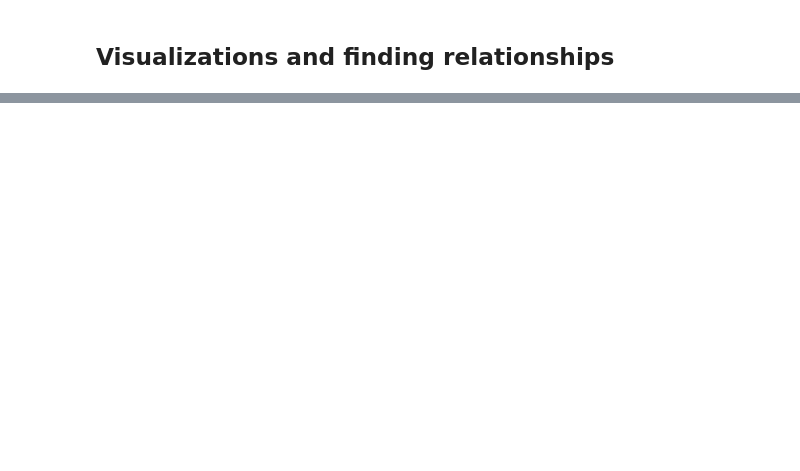
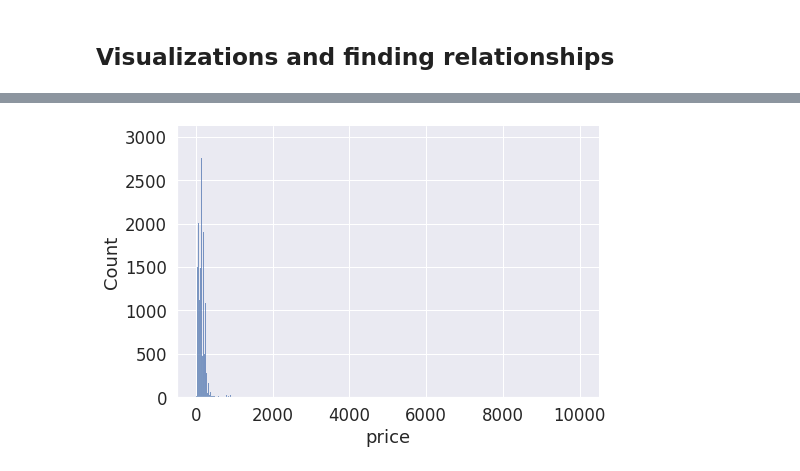
Before and after one commit to martina-nu/EDA-NewYorkAirbnb, a Jupyter notebook: src/explore.ipynb, the cells around one changed output, grey strips where cells are left out. Saved outputs shown, nothing was run; the diff lists cells and outputs as text; code cells hidden in the pictures; blank space fills up the shorter version.

```diff
--- a/src/explore.ipynb
+++ b/src/explore.ipynb
@@ -176,0 +228,5 @@ df.describe(include = 'object')
+# %%
+sns.displot(data=df, x="price", kind="hist", aspect=1.5)
+plt.show()
+# %% [output]
+[figure, added]
```
Also changed, not shown: parts of 34 cells of this notebook.
